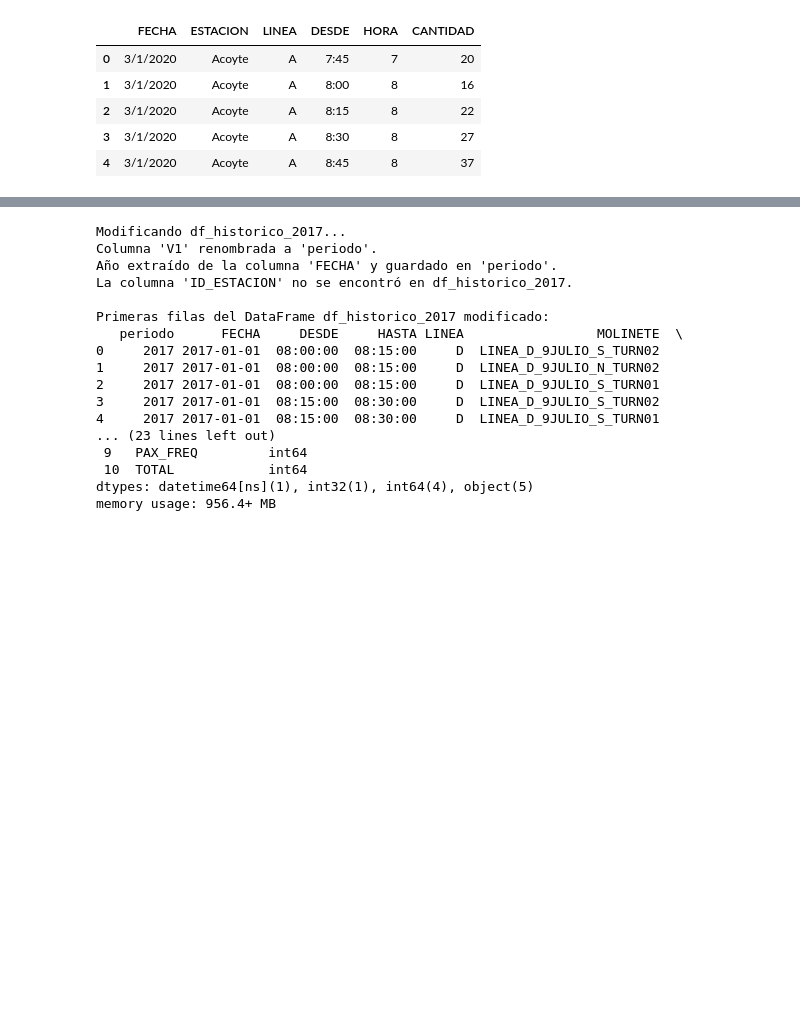
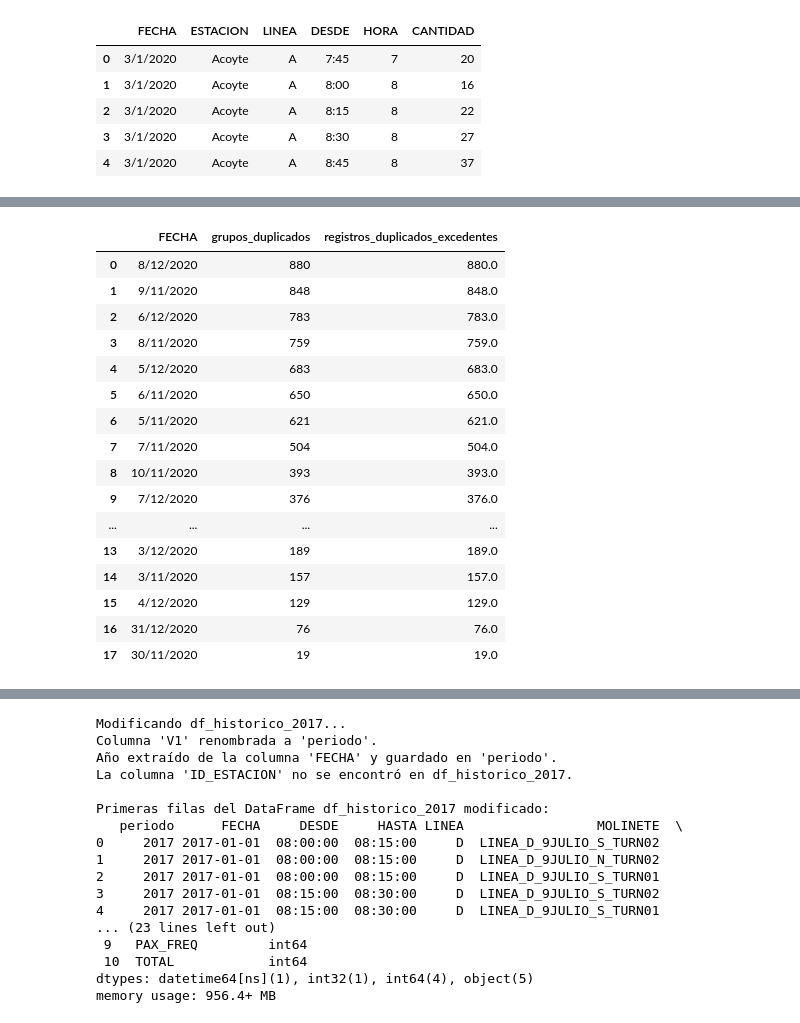
Before and after one commit to ChronosXV/Metodologia_grupo2, a Jupyter notebook: Metodologia_1_Grupo_2.ipynb, the cells around one changed output, grey strips where cells are left out. Drawn from its saved outputs; the diff is of its cells as text; code cells hidden in the pictures; blank space fills up the shorter version.

```diff
--- a/Metodologia_1_Grupo_2.ipynb
+++ b/Metodologia_1_Grupo_2.ipynb
@@ -186,0 +1184,53 @@ df_BaseUnificadaEstaciones.head()
+# %%
+consulta_fechas_duplicadas_2020 = f"""
+WITH grupos_duplicados AS (
+    SELECT
+        FECHA,
+        DESDE,
+        HASTA,
+        LINEA,
+        MOLINETE,
+        ESTACION,
+        pax_pagos,
+        pax_pases_pagos,
+        pax_franq,
+        pax_TOTAL,
+        COUNT(*) AS cantidad
+    FROM read_parquet('{ruta_2020}')
+    WHERE FECHA IS NOT NULL
+    GROUP BY ALL
+    HAVING COUNT(*) > 1
+)
+
+SELECT
+    FECHA,
+    COUNT(*) AS grupos_duplicados,
+    SUM(cantidad - 1) AS registros_duplicados_excedentes
+FROM grupos_duplicados
+GROUP BY FECHA
+ORDER BY registros_duplicados_excedentes DESC
+"""
+
+duplicados_por_fecha_2020 = duckdb.sql(
+    consulta_fechas_duplicadas_2020
+).df()
+
+display(duplicados_por_fecha_2020)
+# %% [output]
+|  | FECHA | grupos_duplicados | registros_duplicados_excedentes |
+| 0 | 8/12/2020 | 880 | 880.0 |
+| 1 | 9/11/2020 | 848 | 848.0 |
+| 2 | 6/12/2020 | 783 | 783.0 |
+| 3 | 8/11/2020 | 759 | 759.0 |
+| 4 | 5/12/2020 | 683 | 683.0 |
+| 5 | 6/11/2020 | 650 | 650.0 |
+| 6 | 5/11/2020 | 621 | 621.0 |
+| 7 | 7/11/2020 | 504 | 504.0 |
+| 8 | 10/11/2020 | 393 | 393.0 |
+| 9 | 7/12/2020 | 376 | 376.0 |
+| ... | ... | ... | ... |
+| 13 | 3/12/2020 | 189 | 189.0 |
+| 14 | 3/11/2020 | 157 | 157.0 |
+| 15 | 4/12/2020 | 129 | 129.0 |
+| 16 | 31/12/2020 | 76 | 76.0 |
+| 17 | 30/11/2020 | 19 | 19.0 |
```
Also changed, not shown: parts of 88 cells of this notebook.
